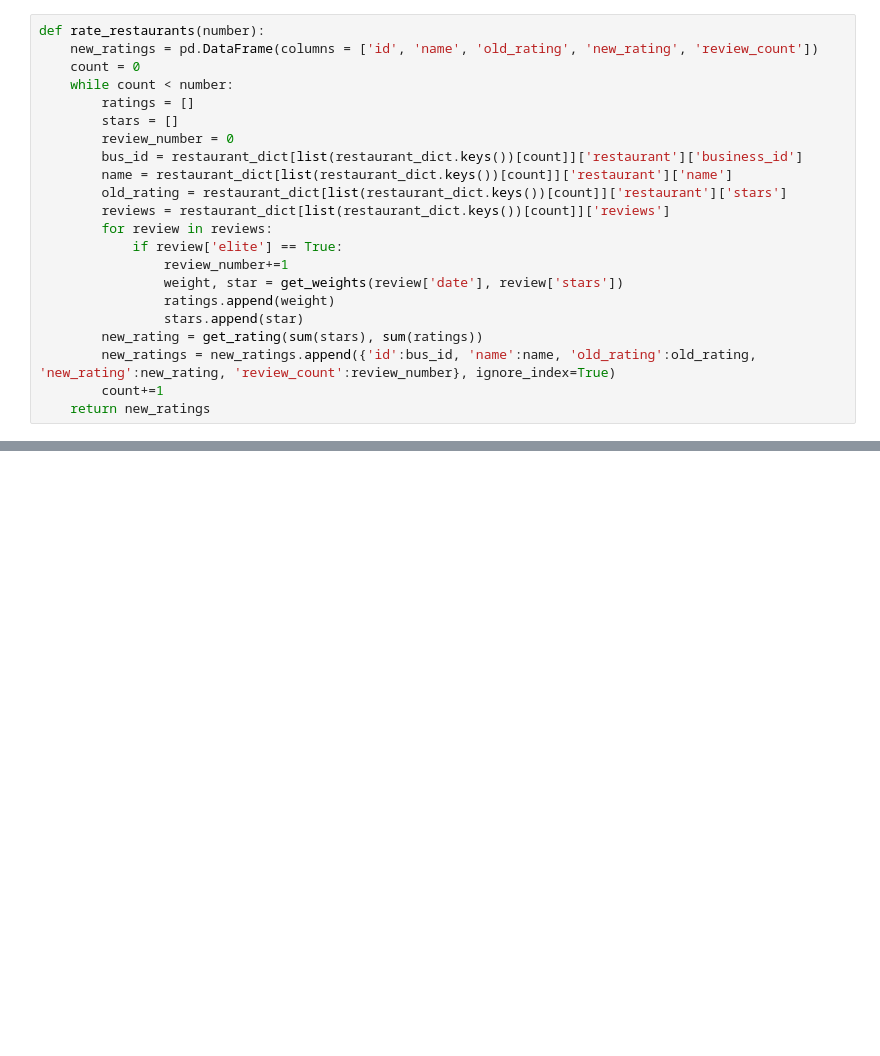
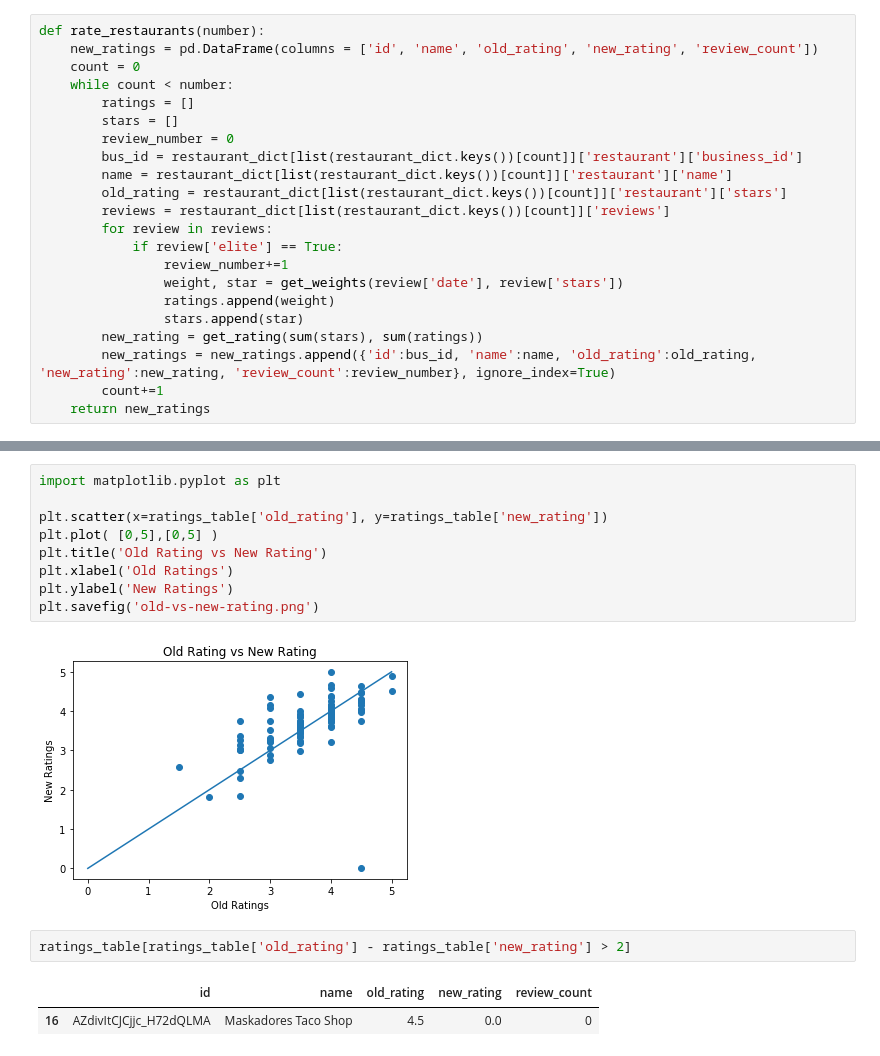
Before and after one commit to calebralphs/cs586-project1, a Jupyter notebook: project1.ipynb, the cells around one changed output, grey strips where cells are left out. Saved outputs shown, nothing was run; the diff lists cells and outputs as text; blank space fills up the shorter version.

Commit message:
added some visualizations

```diff
--- a/project1.ipynb
+++ b/project1.ipynb
@@ -277,0 +276,16 @@ ratings_table.head(100)
+# %%
+import matplotlib.pyplot as plt
+
+plt.scatter(x=ratings_table['old_rating'], y=ratings_table['new_rating'])
+plt.plot( [0,5],[0,5] )
+plt.title('Old Rating vs New Rating')
+plt.xlabel('Old Ratings')
+plt.ylabel('New Ratings')
+plt.savefig('old-vs-new-rating.png')
+# %% [output]
+[figure, added]
+# %%
+ratings_table[ratings_table['old_rating'] - ratings_table['new_rating'] > 2]
+# %% [output]
+|  | id | name | old_rating | new_rating | review_count |
+| 16 | AZdivItCJCjjc_H72dQLMA | Maskadores Taco Shop | 4.5 | 0.0 | 0 |
```
Also changed, not shown: parts of 7 cells of this notebook.
